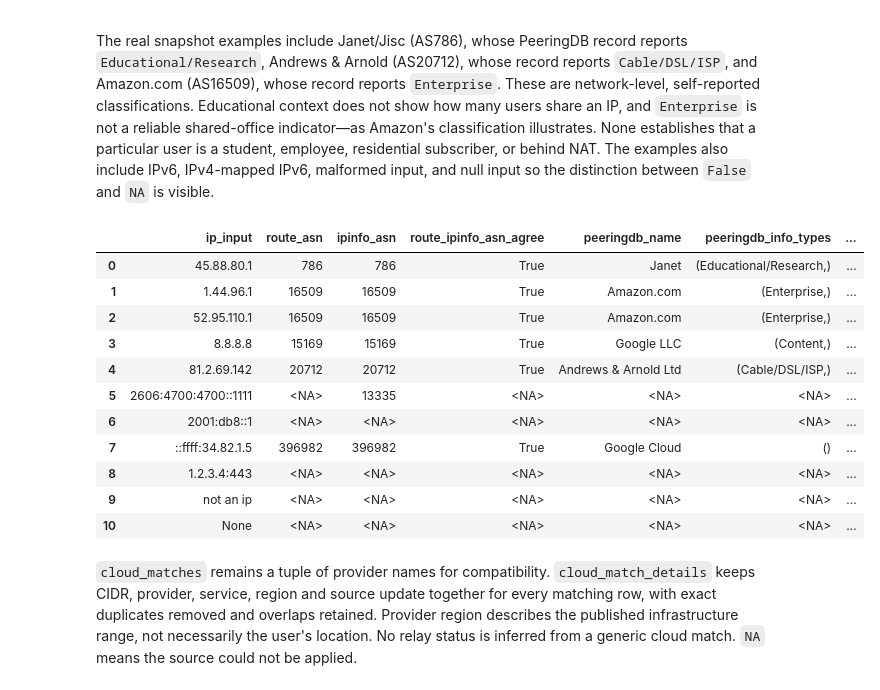
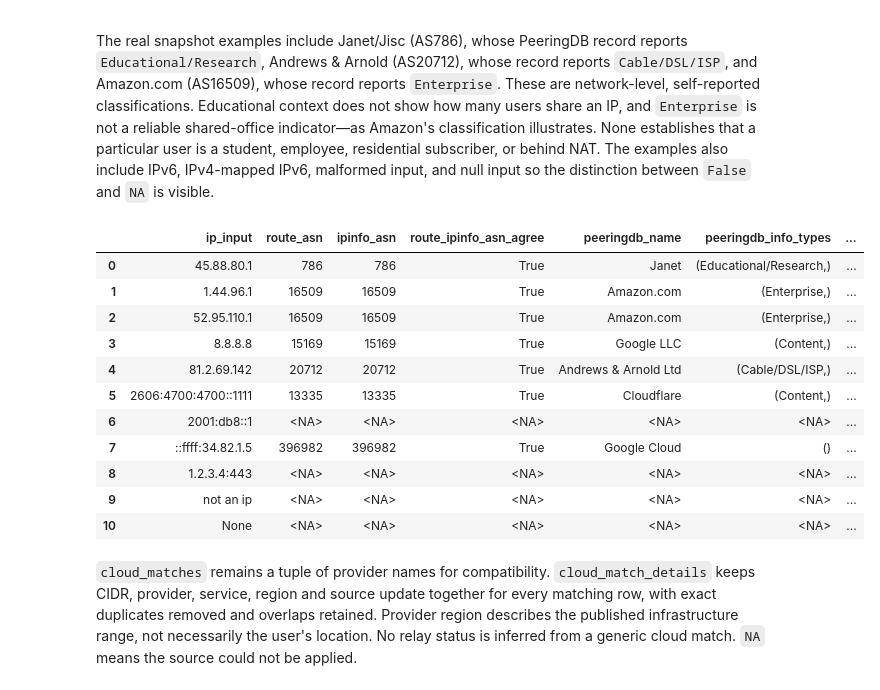
Before and after one commit to clearbranch/openbotrisk, a Jupyter notebook: notebooks/public_ip_enrichment_demo.ipynb, the cells around one changed output. Drawn from its saved outputs; the diff is of its cells as text; code cells hidden in the pictures.

```diff
--- a/notebooks/public_ip_enrichment_demo.ipynb
+++ b/notebooks/public_ip_enrichment_demo.ipynb
@@ -59,7 +59,7 @@ def peeringdb_generation_time(path):
     )
 
 source_specs = [
-    {"key": "route", "source": "IPtoASN", "path": IPTOASN_PATH, "url": "https://iptoasn.com/data/ip2asn-combined.tsv.gz", "schema": "start, end, ASN, country code, description", "prior_use": "route origin/name/country", "source_updated_at": None},
+    {"key": "route", "source": "IPtoASN", "path": IPTOASN_PATH, "url": "https://iptoasn.com/data/ip2asn-combined.tsv.gz", "schema": "IPv4/IPv6 start, end, ASN, country code, description", "prior_use": "route origin/name/country", "source_updated_at": None},
     {"key": "peeringdb", "source": "PeeringDB", "path": PEERINGDB_PATH, "url": "https://www.peeringdb.com/api/net", "schema": "API network rows: ASN, name, info_types, website, scope, updated", "prior_use": "exploratory inspection only", "source_updated_at": peeringdb_generation_time(PEERINGDB_PATH)},
     {"key": "ipinfo", "source": "IPinfo Lite", "path": IPINFO_PATH, "url": "https://ipinfo.io/developers/ipinfo-lite-database", "schema": "network, country/code, continent/code, ASN, AS name/domain", "prior_use": "exploratory inspection only", "source_updated_at": None},
     {"key": "providers", "source": "rezmoss aggregate", "path": RAW / "rezmoss_all_providers.json", "url": "https://raw.githubusercontent.com/rezmoss/cloud-provider-ip-addresses/main/all_providers/all_providers.json", "schema": "CIDR, IP version, provider, service, region, last_updated", "prior_use": "provider name only", "source_updated_at": None},
@@ -229,31 +245,31 @@ demo = [
 # %%
 #| label: enrich-demo
 out = enrich(
     demo,
     route=route,
     cloud=cloud,
     peeringdb=peeringdb,
     ipinfo=ipinfo,
     asdb=asdb,
     tor=tor,
     vpn=vpn,
     datacentre=datacentre,
     bad_asns=bad_asns,
 )
 out[[
     "ip_input", "route_asn", "ipinfo_asn", "route_ipinfo_asn_agree",
     "peeringdb_name", "peeringdb_info_types",
     "education_network_reported", "enterprise_network_reported",
-    "cable_dsl_isp_network_reported", "cloud_matches",
+    "cable_dsl_isp_network_reported", "hosting_asn_listed", "cloud_matches",
 ]]
 # %% [output]
 |  | ip_input | route_asn | ipinfo_asn | route_ipinfo_asn_agree | peeringdb_name | peeringdb_info_types | ... |
 | 0 | 45.88.80.1 | 786 | 786 | True | Janet | (Educational/Research,) | ... |
 | 1 | 1.44.96.1 | 16509 | 16509 | True | Amazon.com | (Enterprise,) | ... |
 | 2 | 52.95.110.1 | 16509 | 16509 | True | Amazon.com | (Enterprise,) | ... |
 | 3 | 8.8.8.8 | 15169 | 15169 | True | Google LLC | (Content,) | ... |
 | 4 | 81.2.69.142 | 20712 | 20712 | True | Andrews & Arnold Ltd | (Cable/DSL/ISP,) | ... |
-| 5 | 2606:4700:4700::1111 | <NA> | 13335 | <NA> | <NA> | <NA> | ... |
+| 5 | 2606:4700:4700::1111 | 13335 | 13335 | True | Cloudflare | (Content,) | ... |
 | 6 | 2001:db8::1 | <NA> | <NA> | <NA> | <NA> | <NA> | ... |
 | 7 | ::ffff:34.82.1.5 | 396982 | 396982 | True | Google Cloud | () | ... |
 | 8 | 1.2.3.4:443 | <NA> | <NA> | <NA> | <NA> | <NA> | ... |
```
Also changed, not shown: parts of 10 cells of this notebook, 3 other files.
